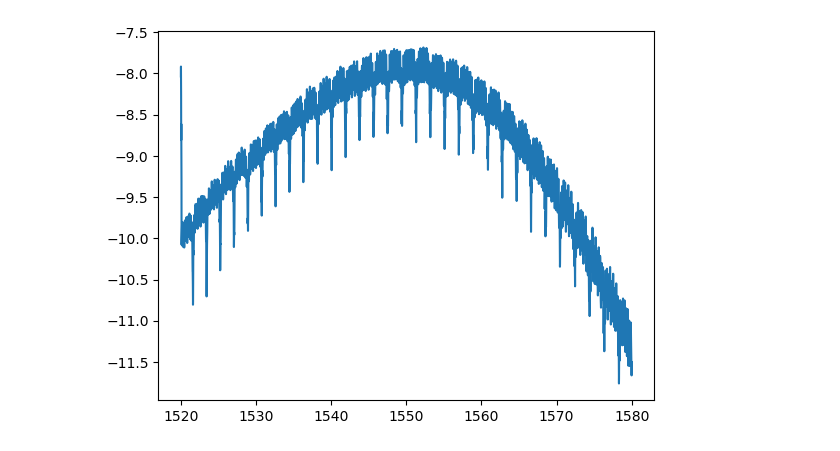
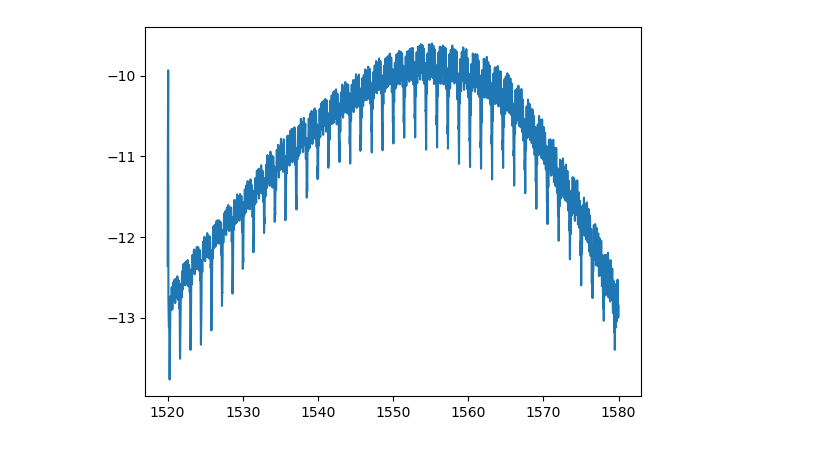
Before and after one commit to tdasanjh/team-chip-project, a Jupyter notebook: data_analysis/data_analysis_notebook.ipynb, the cells around one changed output. Saved outputs shown, nothing was run; the diff lists cells and outputs as text; code cells hidden in the pictures.

```diff
--- a/data_analysis/data_analysis_notebook.ipynb
+++ b/data_analysis/data_analysis_notebook.ipynb
@@ -2,11 +2,11 @@
 import data_analysis_funcs as daf
 import matplotlib.pyplot as plt
 # %%
-data_analyse_file="sg_rr_52_025 2023-12-11 18-30-06.csv"
+data_analyse_file="sg_rr_68_025 2023-12-11 17-15-27.csv"
 wvlen_array,pow_array=daf.get_wavlen_and_pow_arrays(data_analyse_file)
 daf.plot_visualise(wvlen_array,pow_array, full_range=True)
 # %% [output]
-[figure, old version]
+[figure, new version]
 # %%
 start_point_index=1000
 end_point_index=5001
```
Also changed, not shown: parts of 3 cells of this notebook, 1 other file.
